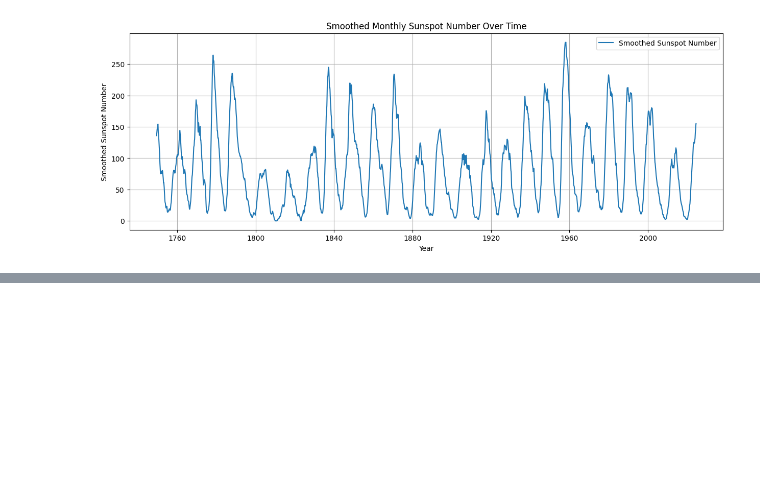
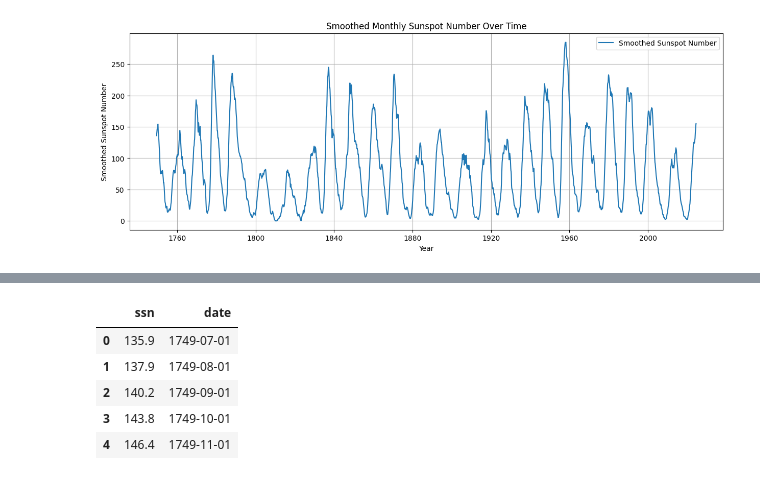
Before and after one commit to surtecha/Solar-Data-Analysis, a Jupyter notebook: SSN-Analysis.ipynb, the cells around one changed output, grey strips where cells are left out. Cells and saved outputs as stored; diff of their text form; code cells hidden in the pictures; blank space fills up the shorter version.

```diff
--- a/SSN-Analysis.ipynb
+++ b/SSN-Analysis.ipynb
@@ -98,0 +86,10 @@ ssn[['Year', 'Month', 'Smoothed_SSN']].to_csv('smoothed_sunspot_data.csv', index
+# %%
+ssn.columns = ['ssn', 'date']
+ssn.head()
+# %% [output]
+|  | ssn | date |
+| 0 | 135.9 | 1749-07-01 |
+| 1 | 137.9 | 1749-08-01 |
+| 2 | 140.2 | 1749-09-01 |
+| 3 | 143.8 | 1749-10-01 |
+| 4 | 146.4 | 1749-11-01 |
```
Also changed, not shown: parts of 7 cells of this notebook, 6 other files.
